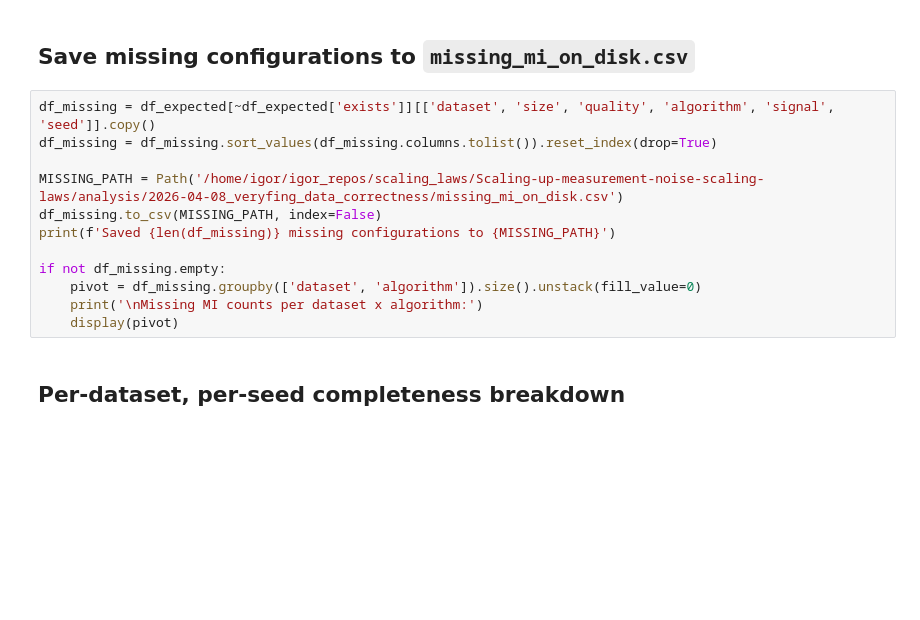
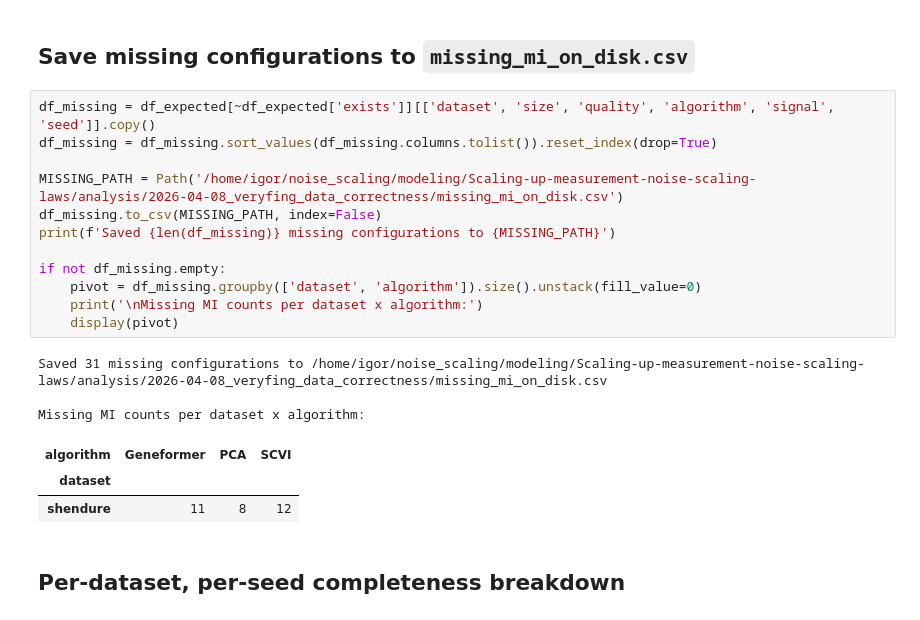
Before and after one commit to igor-sadalski/Scaling-up-measurement-noise-scaling-laws, a Jupyter notebook: analysis/2026-04-08_veryfing_data_correctness/collect_mi_results_from_disk.ipynb, the cells around one changed output. Cells and saved outputs as stored; diff of their text form; blank space fills up the shorter version.

```diff
--- a/analysis/2026-04-08_veryfing_data_correctness/collect_mi_results_from_disk.ipynb
+++ b/analysis/2026-04-08_veryfing_data_correctness/collect_mi_results_from_disk.ipynb
@@ -125,15 +140,22 @@ df_results.head(10)
 # %%
 df_missing = df_expected[~df_expected['exists']][['dataset', 'size', 'quality', 'algorithm', 'signal', 'seed']].copy()
 df_missing = df_missing.sort_values(df_missing.columns.tolist()).reset_index(drop=True)
 
-MISSING_PATH = Path('/home/igor/igor_repos/scaling_laws/Scaling-up-measurement-noise-scaling-laws/analysis/2026-04-08_veryfing_data_correctness/missing_mi_on_disk.csv')
+MISSING_PATH = Path('/home/igor/noise_scaling/modeling/Scaling-up-measurement-noise-scaling-laws/analysis/2026-04-08_veryfing_data_correctness/missing_mi_on_disk.csv')
 df_missing.to_csv(MISSING_PATH, index=False)
 print(f'Saved {len(df_missing)} missing configurations to {MISSING_PATH}')
 
 if not df_missing.empty:
     pivot = df_missing.groupby(['dataset', 'algorithm']).size().unstack(fill_value=0)
     print('\nMissing MI counts per dataset x algorithm:')
     display(pivot)
+# %% [output]
+Saved 31 missing configurations to /home/igor/noise_scaling/modeling/Scaling-up-measurement-noise-scaling-laws/analysis/2026-04-08_veryfing_data_correctness/missing_mi_on_disk.csv
+
+Missing MI counts per dataset x algorithm:
+| algorithm | Geneformer | PCA | SCVI |
+| dataset |  |  |  |
+| shendure | 11 | 8 | 12 |
 # %% [markdown]
 ## Per-dataset, per-seed completeness breakdown
 # %%
```
Also changed, not shown: parts of 6 cells of this notebook, 4 other files.
